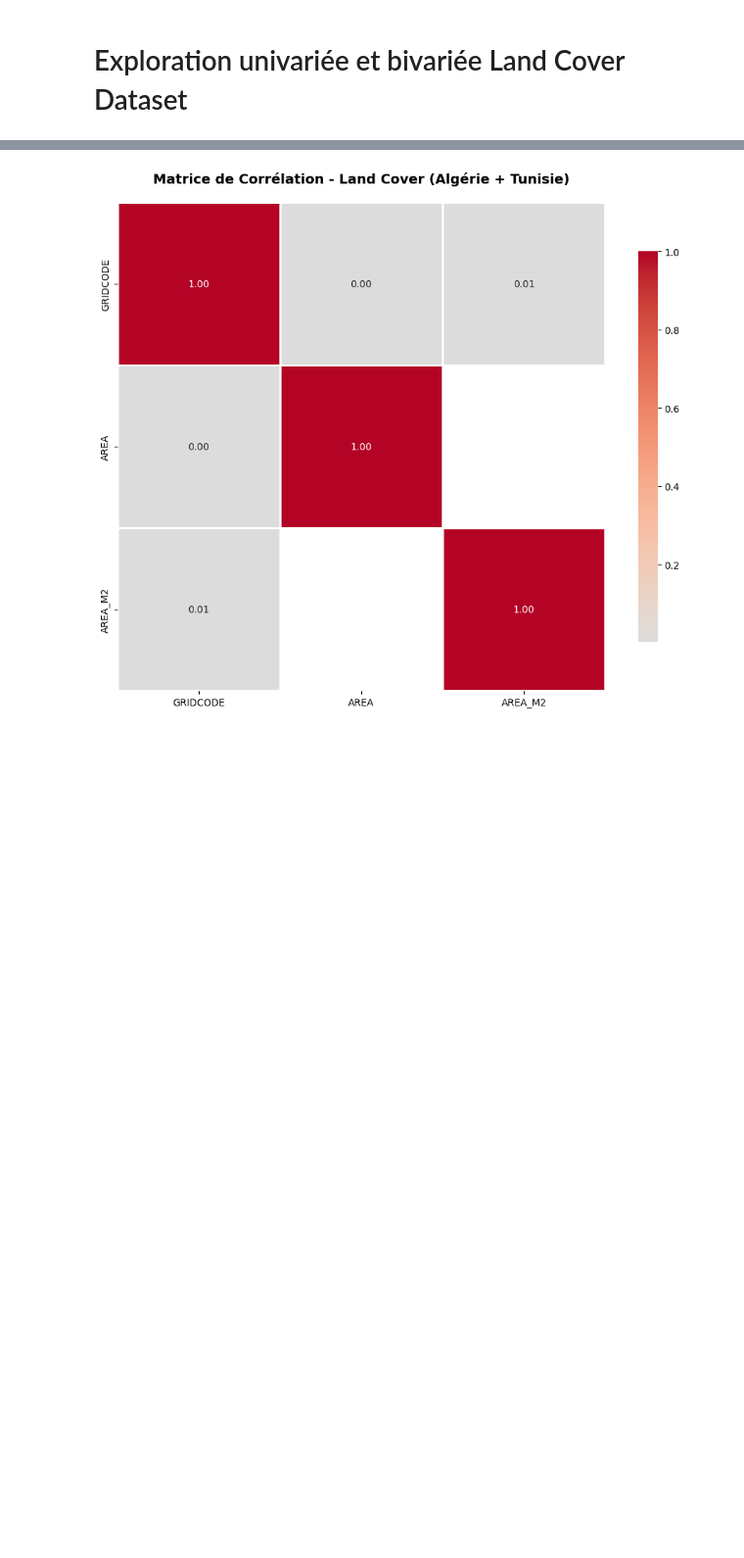
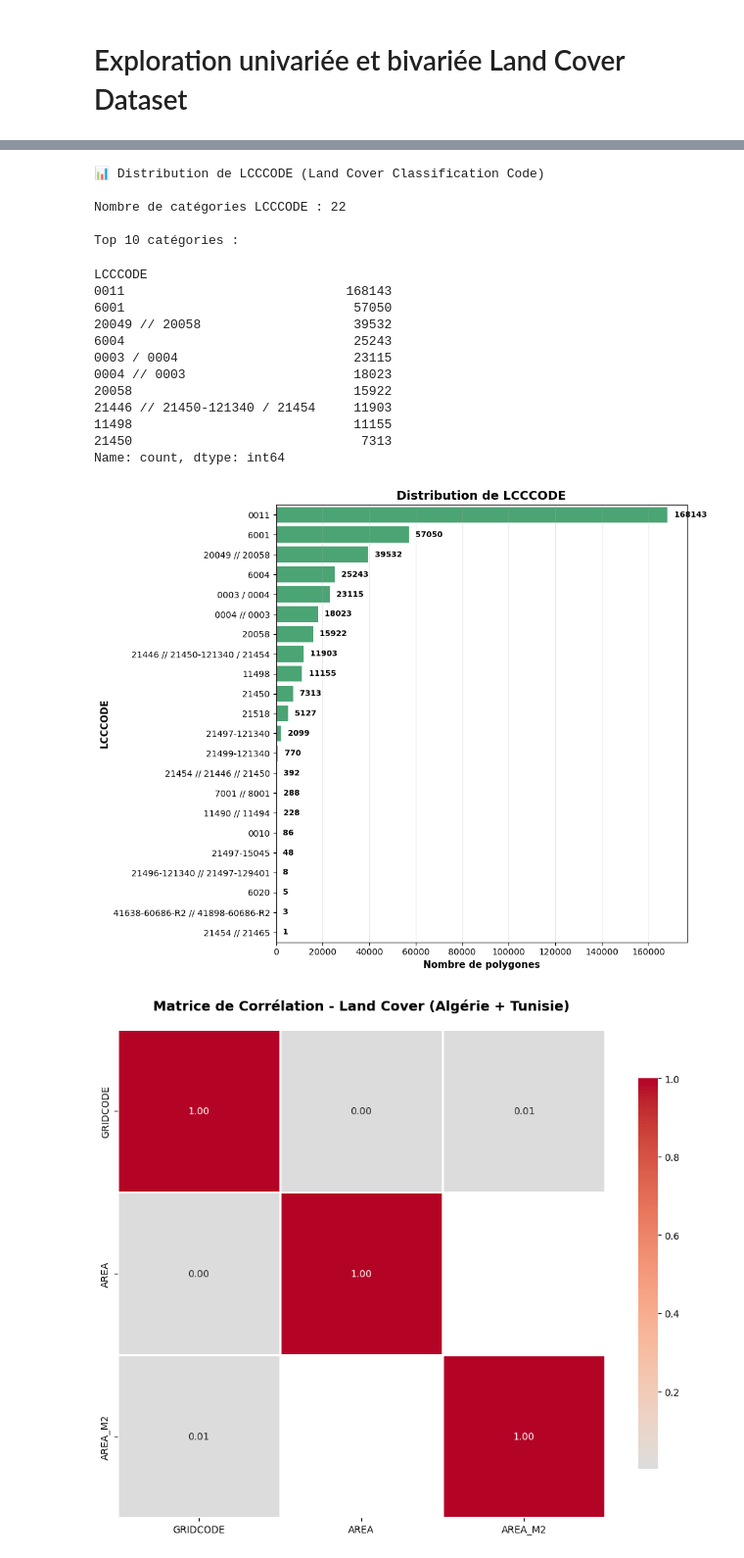
Before and after one commit to MohamedRamzi9/Data-Mining-Project, a Jupyter notebook: data_processing/dataset.ipynb, the cells around one changed output, grey strips where cells are left out. Shown at 98% size. Drawn from its saved outputs; the diff is of its cells as text; code cells hidden in the pictures; blank space fills up the shorter version.

```diff
--- a/data_processing/dataset.ipynb
+++ b/data_processing/dataset.ipynb
@@ -126,3 +256,64 @@ dtype: int64
+# %%
+# === Distribution de LCCCODE ===
+if 'landcover_alg' in locals() and 'landcover_tun' in locals():
+    landcover_combined = pd.concat([landcover_alg, landcover_tun], ignore_index=True)
+
+    # Vérifier si LCCCODE existe
+    if 'LCCCODE' in landcover_combined.columns:
+        print("\n📊 Distribution de LCCCODE (Land Cover Classification Code)")
+
+        # Compter les valeurs
+        value_counts = landcover_combined['LCCCODE'].value_counts()
+        print(f"\nNombre de catégories LCCCODE : {len(value_counts)}")
+        print("\nTop 10 catégories :")
+        display(value_counts.head(10))
+
+        # Graphique vertical (barres horizontales)
+        plt.figure(figsize=(10, max(8, len(value_counts) * 0.3)))
+
+        # Limiter au top 30 si trop de catégories
+        if len(value_counts) > 30:
+            plot_data = value_counts.head(30)
+            title_suffix = " (Top 30 catégories)"
+        else:
+            plot_data = value_counts
+            title_suffix = ""
+
+        # Créer le barplot
+        ax = sns.barplot(x=plot_data.values, y=plot_data.index, color='mediumseagreen')
+        plt.title(f"Distribution de LCCCODE{title_suffix}", fontsize=14, fontweight='bold')
+        plt.xlabel("Nombre de polygones", fontsize=11, fontweight='bold')
+        plt.ylabel("LCCCODE", fontsize=11, fontweight='bold')
+
+        # Ajouter les valeurs sur les barres
+        for i, v in enumerate(plot_data.values):
+            ax.text(v + max(plot_data.values) * 0.01, i, f' {v}',
+                   va='center', fontsize=9, fontweight='bold')
+
+        plt.grid(True, alpha=0.3, axis='x')
+        plt.tight_layout()
+        plt.show()
+    else:
+        print("⚠️ Colonne LCCCODE non trouvée dans les données")
+# %% [output]
+📊 Distribution de LCCCODE (Land Cover Classification Code)
+
+Nombre de catégories LCCCODE : 22
+
+Top 10 catégories :
+LCCCODE
+0011                             168143
+6001                              57050
+20049 // 20058                    39532
+6004                              25243
+0003 / 0004                       23115
+0004 // 0003                      18023
+20058                             15922
+21446 // 21450-121340 / 21454     11903
+11498                             11155
+21450                              7313
+Name: count, dtype: int64
+[figure, added]
 # %%
 from scipy import stats
 
```
Also changed, not shown: parts of 6 cells of this notebook, 2 other files.
